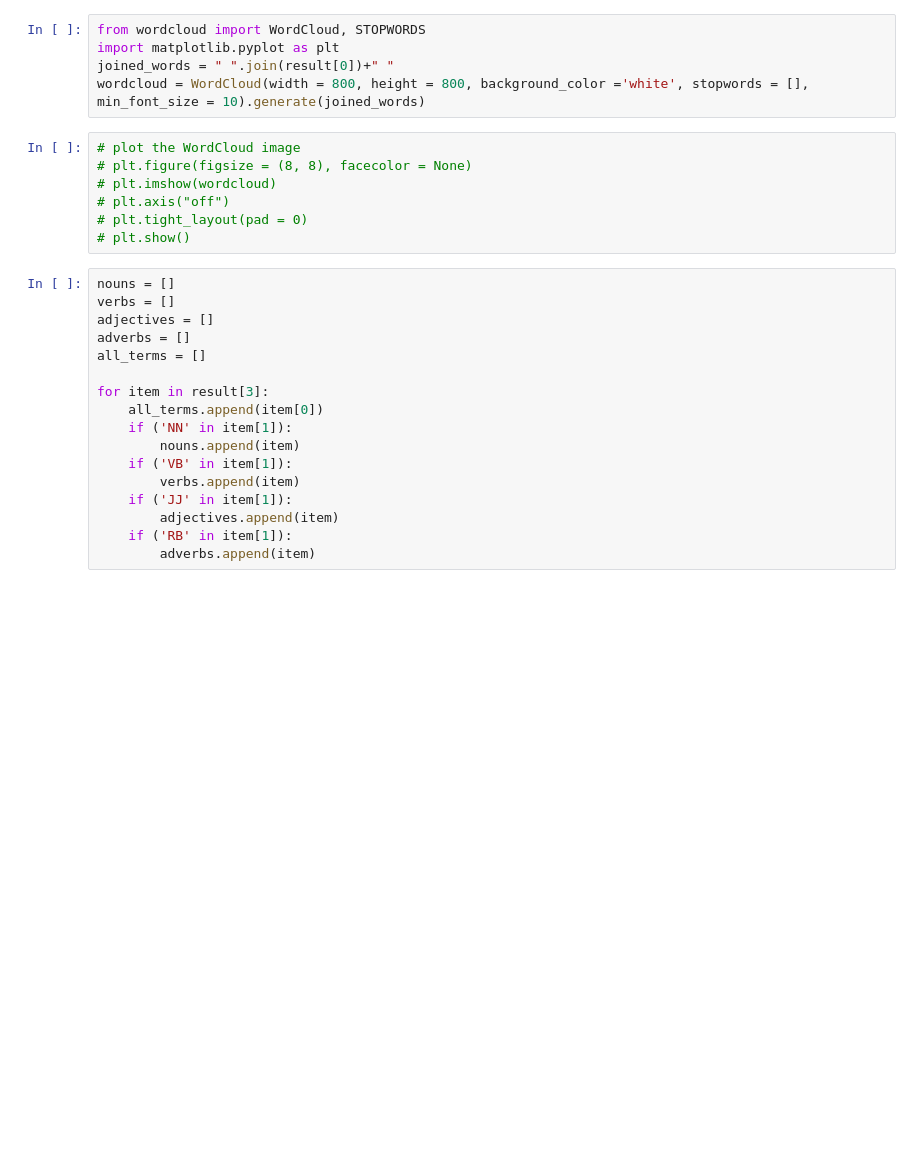
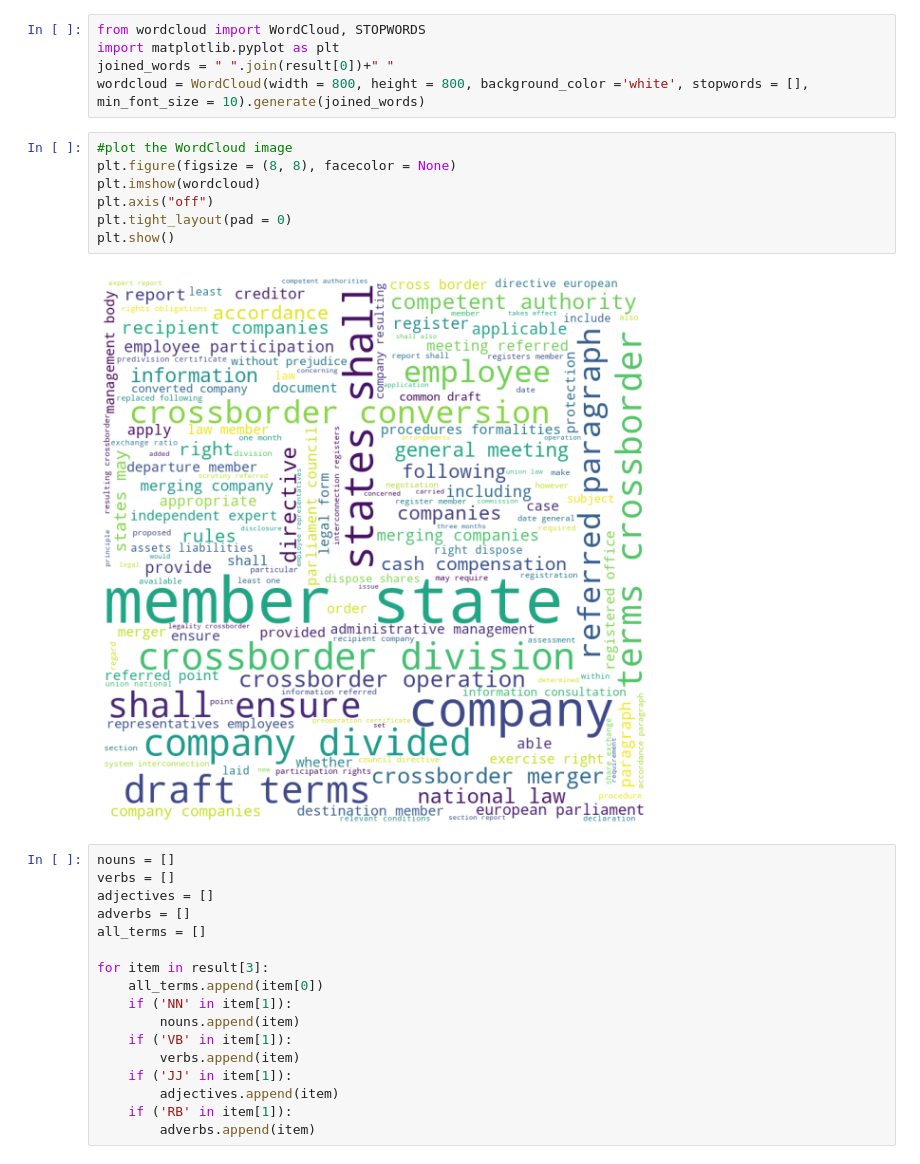
Before and after one commit to kodymoodley/eu-company-law-text-analysis, a Jupyter notebook: eu-company-law-scraper.ipynb, the cells around one changed output. Saved outputs shown, nothing was run; the diff lists cells and outputs as text; blank space fills up the shorter version.

```diff
--- a/eu-company-law-scraper.ipynb
+++ b/eu-company-law-scraper.ipynb
@@ -59,12 +74,14 @@ import matplotlib.pyplot as plt
 joined_words = " ".join(result[0])+" "
 wordcloud = WordCloud(width = 800, height = 800, background_color ='white', stopwords = [], min_font_size = 10).generate(joined_words)
 # %%
-# plot the WordCloud image
-# plt.figure(figsize = (8, 8), facecolor = None)
-# plt.imshow(wordcloud)
-# plt.axis("off")
-# plt.tight_layout(pad = 0)
-# plt.show()
+#plot the WordCloud image
+plt.figure(figsize = (8, 8), facecolor = None)
+plt.imshow(wordcloud)
+plt.axis("off")
+plt.tight_layout(pad = 0)
+plt.show()
+# %% [output]
+[figure, added]
 # %%
 nouns = []
 verbs = []
```
Also changed, not shown: parts of 6 cells of this notebook, 1 other file.
